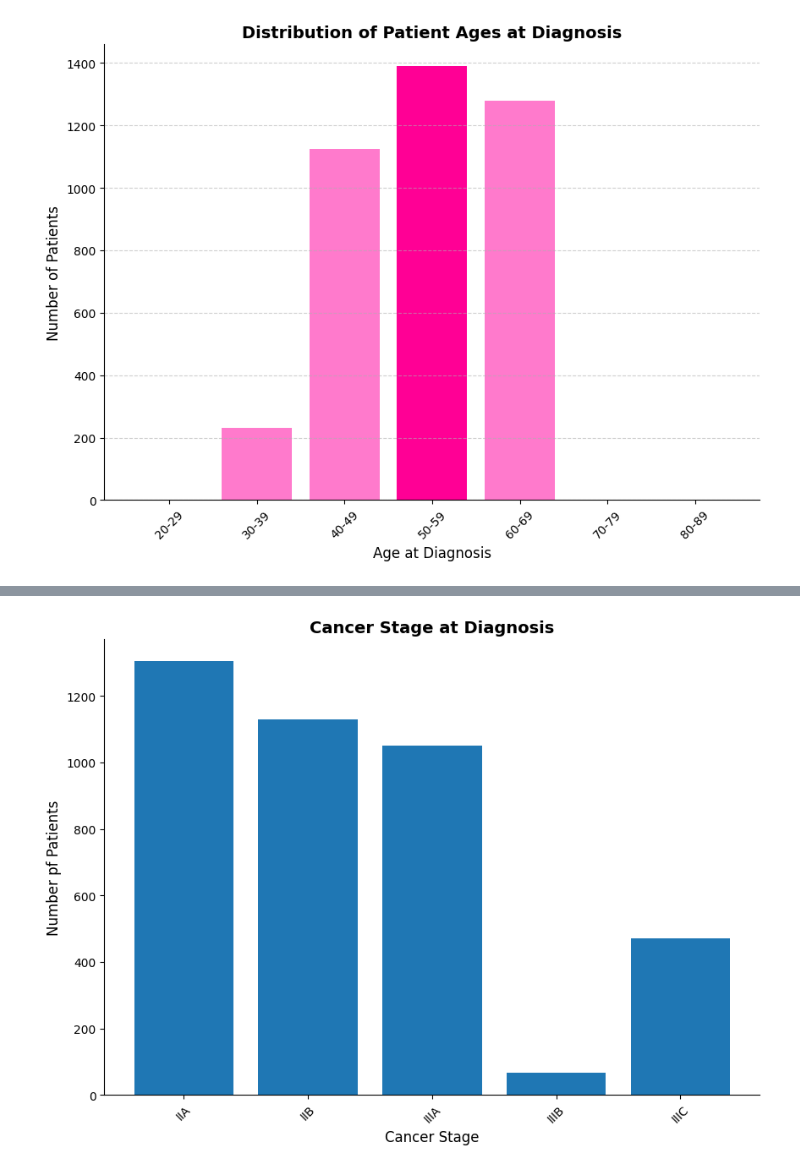
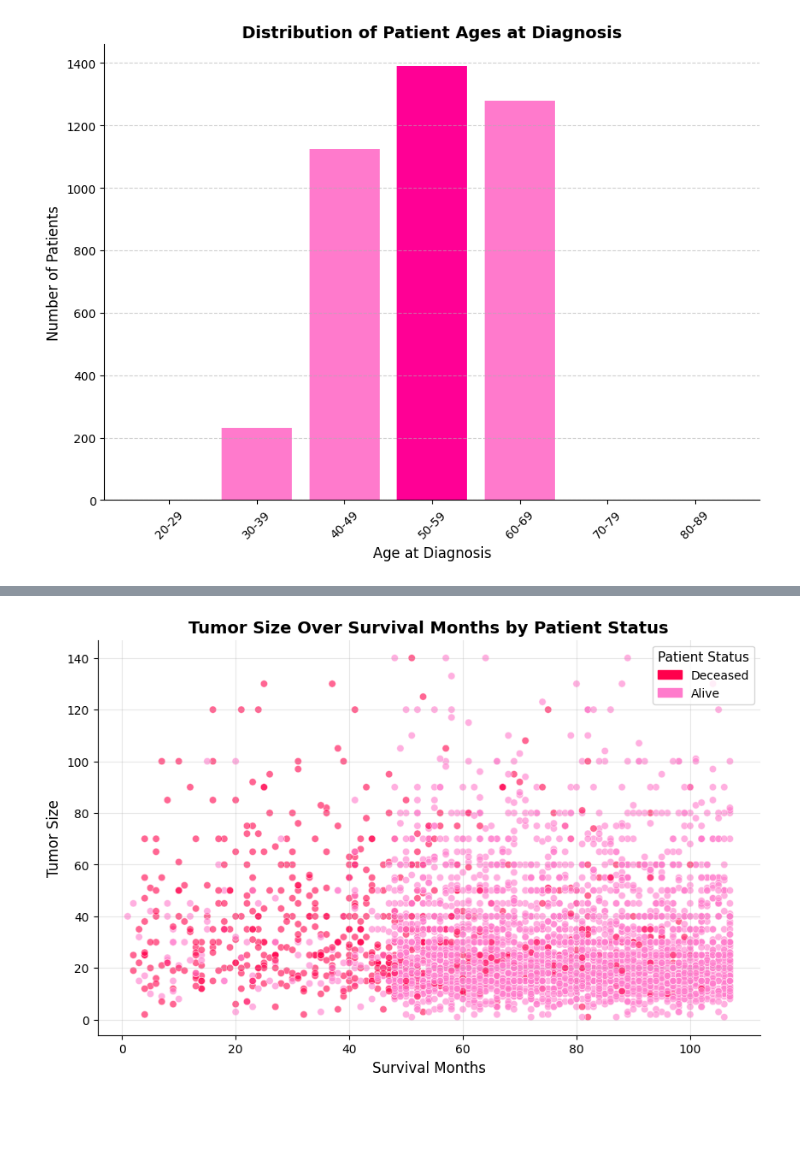
Before and after one commit to Shyleyy/breast-cancer-data-analysis, a Jupyter notebook: notebook/breast-cancer-notebook.ipynb, the cells around one changed output, grey strips where cells are left out. Cells and saved outputs as stored; diff of their text form; code cells hidden in the pictures; blank space fills up the shorter version.

```diff
--- a/notebook/breast-cancer-notebook.ipynb
+++ b/notebook/breast-cancer-notebook.ipynb
@@ -204,21 +188,32 @@ Name: Survival Months, dtype: float64
 # %%
-# Stage at diagnosis
-# latestage vs early stage detection
+# What is the distribution of patient survival months by tumor size?
+#scarter plot
+
+plt.figure(figsize=(10,6))
+
+deased_patients = df[df['Status'] == 'Dead']
+
+colors = ["#ff004c" if status == 'Dead' else '#ff7bcc' for status in df['Status']]
+
+plt.scatter(df['Survival Months'],
+            df['Tumor Size'], alpha=0.6,
+              edgecolor='w',
+                linewidth=0.5,
+                color=colors)
 
 
-stage_counts = df['6th Stage'].value_counts().sort_index()
-
-plt.figure(figsize=(10,7))
-plt.bar(stage_counts.index, stage_counts.values)
-
-plt.xlabel('Cancer Stage', fontsize=12)
-plt.ylabel('Number pf Patients', fontsize=12)
-plt.xticks(rotation=45)
-
+plt.xlabel('Survival Months', fontsize=12)
+plt.ylabel('Tumor Size', fontsize=12)
+plt.title('Tumor Size Over Survival Months by Patient Status', fontsize=14, fontweight='bold')
+plt.grid(alpha=0.3)
 ax = plt.gca()
 ax.spines['top'].set_visible(False)
 ax.spines['right'].set_visible(False)
-ax.set_title('Cancer Stage at Diagnosis', fontsize=14, fontweight='bold')
+
+deceased_dot = mpatches.Patch(color="#ff004c", label='Deceased')
+alive_dot = mpatches.Patch(color="#ff7bcc", label='Alive')
+plt.legend(handles=[deceased_dot, alive_dot],
+           loc='upper right', fontsize=10, title='Patient Status', title_fontsize=11)
 plt.show()
 # %% [output]
-[figure, old version]
+[figure, new version]
```
Also changed, not shown: parts of 3 cells of this notebook.
